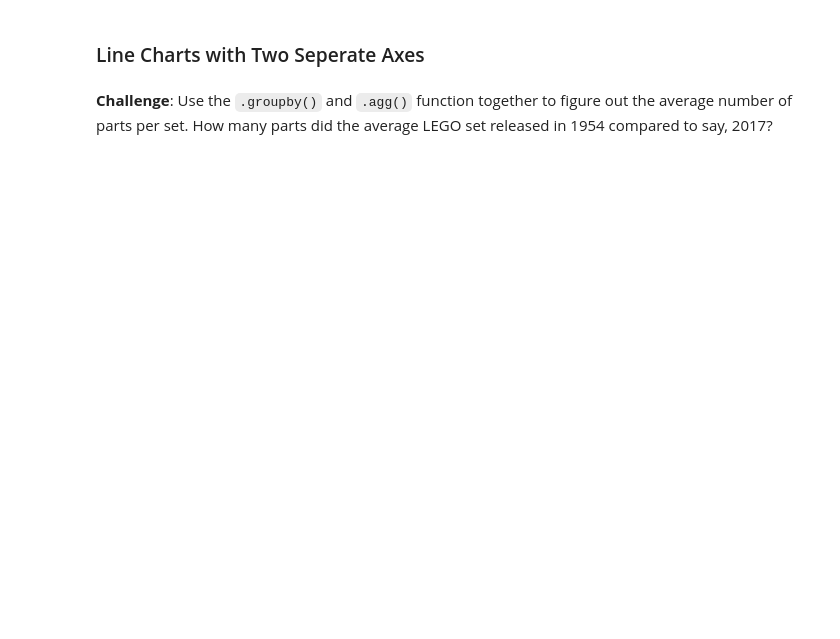
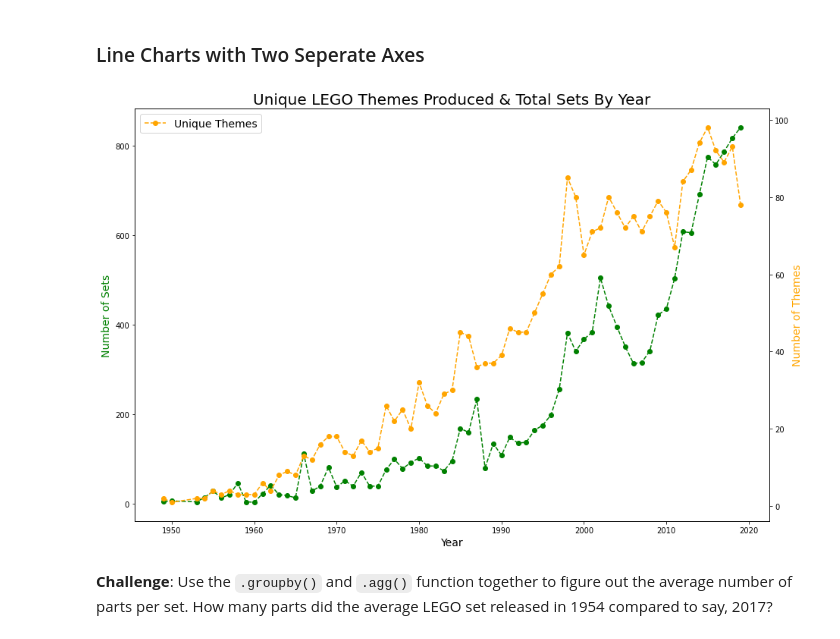
Before and after one commit to LFCamacho-dev/LEGO-Notebook-and-Data, a Jupyter notebook: Lego_Analysis.ipynb, the cells around one changed output. Drawn from its saved outputs; the diff is of its cells as text; code cells hidden in the pictures; blank space fills up the shorter version.

```diff
--- a/Lego_Analysis.ipynb
+++ b/Lego_Analysis.ipynb
@@ -133,4 +199,23 @@ Let's work out the number of different themes shipped by year. This means we hav
 # %% [markdown]
 ### Line Charts with Two Seperate Axes
+# %%
+ax1 = plt.gca()
+ax2 = ax1.twinx()
+
+ax1.plot(sets_by_year.index, sets_by_year.set_num, label='Unique Sets', color='green', marker='o', linestyle='dashed')
+ax2.plot(themes_by_year.index[:-2], themes_by_year.nr_themes[:-2], label='Unique Themes', color='orange', marker='o', linestyle='dashed')
+
+ax1.set_xlabel('Year', fontsize=14)
+ax1.set_ylabel('Number of Sets', fontsize=14, color='green')
+ax2.set_ylabel('Number of Themes', fontsize=14, color='orange')
+
+fig = plt.gcf()
+fig.set_size_inches(15, 10)
+
+plt.title('Unique LEGO Themes Produced & Total Sets By Year', fontsize=20)
+plt.legend(fontsize=14)
+plt.show()
+# %% [output]
+[figure, added]
 # %% [markdown]
 **Challenge**: Use the <code>.groupby()</code> and <code>.agg()</code> function together to figure out the average number of parts per set. How many parts did the average LEGO set released in 1954 compared to say, 2017?
```
Also changed, not shown: parts of 10 cells of this notebook, 2 other files.
